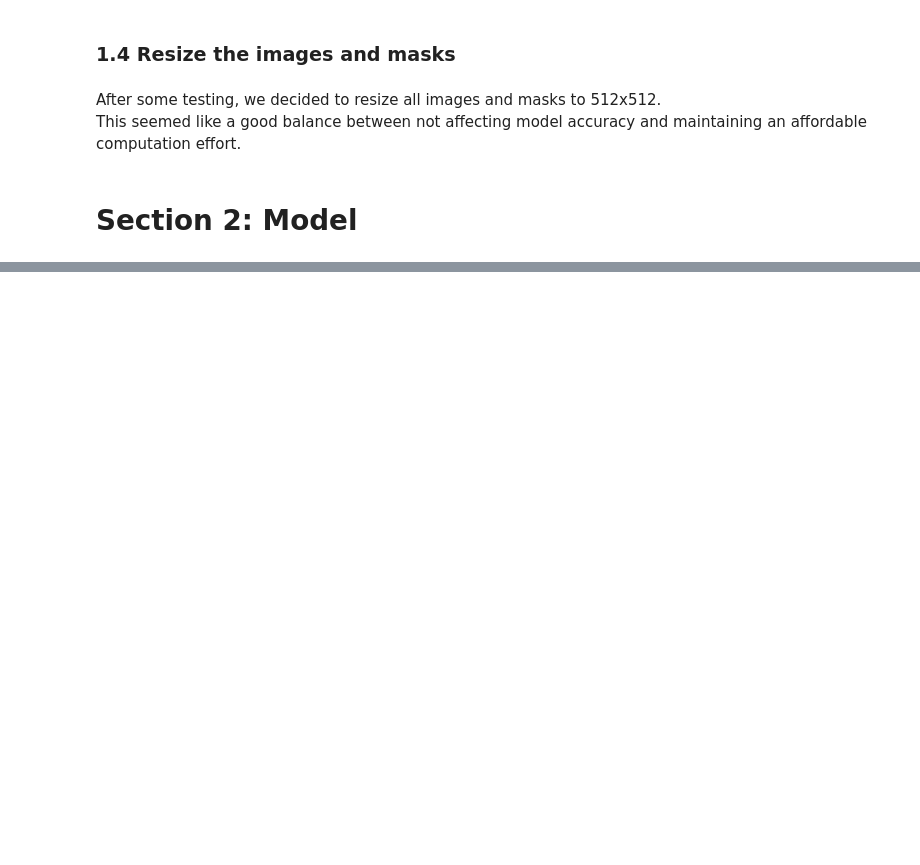
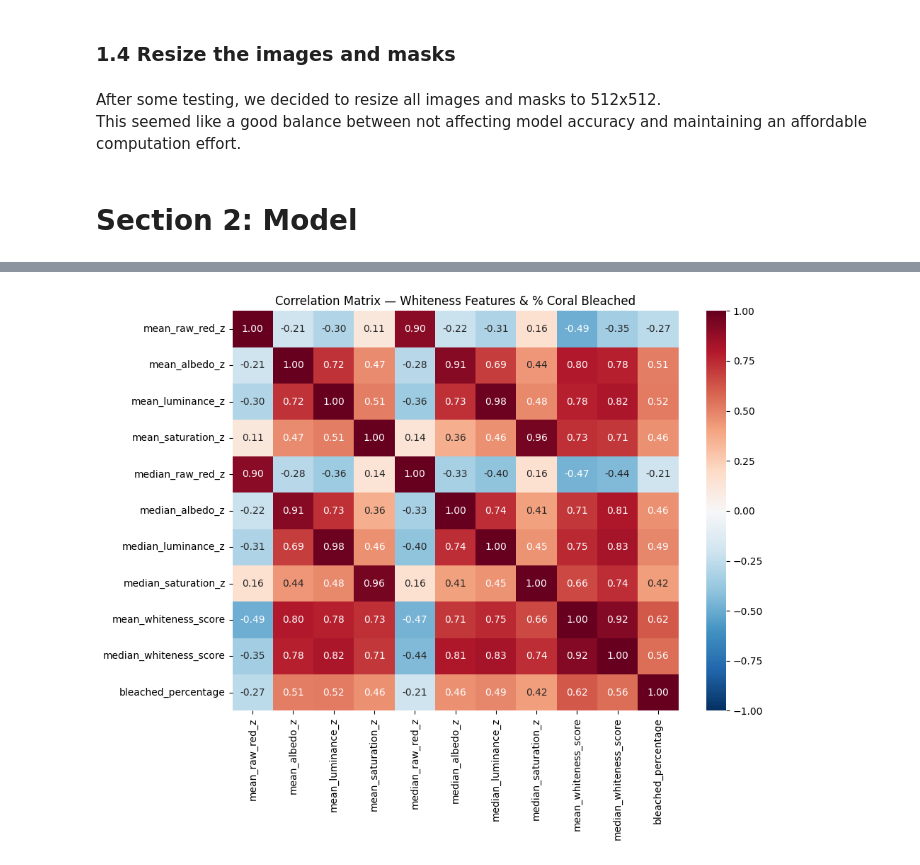
Before and after one commit to TimoWijnen2001/DC3-clean, a Jupyter notebook: final.ipynb, the cells around one changed output, grey strips where cells are left out. Drawn from its saved outputs; the diff is of its cells as text; code cells hidden in the pictures; blank space fills up the shorter version.

```diff
--- a/final.ipynb
+++ b/final.ipynb
@@ -212,0 +1013,86 @@ df_resized.to_csv("csv_folder/resized_df.csv")
+# %%
+# Whiteness_score
+# --- Compute Whiteness Scores (Mean & Median) and Creates Correlation Heatmaps ---
+
+import pandas as pd
+import matplotlib.pyplot as plt
+import seaborn as sns
+from pathlib import Path
+
+# ========= 1) CONFIG =========
+INPUT_CSV = "csv_folder/standardized_feature_score_per_image.csv"
+OUTPUT_CSV = "csv_folder/whiteness_scores_added.csv"
+HEATMAP_PNG = "visualisations/whiteness_correlation_heatmap.png"
+
+# ========= 2) LOAD =========
+df = pd.read_csv(INPUT_CSV)
+
+# ========= 3) CLEAN =========
+required_cols = [
+    "bleached_percentage",
+    "mean_raw_red_z", "mean_albedo_z", "mean_luminance_z", "mean_saturation_z",
+    "median_raw_red_z", "median_albedo_z", "median_luminance_z", "median_saturation_z"
+]
+missing = [c for c in required_cols if c not in df.columns]
+if missing:
+    raise ValueError(f"Missing required column(s): {missing}")
+
+df = df.dropna(subset=required_cols)
+
+# ========= 4) COMPUTE SCORES =========
+# Median whiteness score
+df["median_whiteness_score"] = (
+    -0.180092 * df["median_raw_red_z"]
+    + 0.168412 * df["median_albedo_z"]
+    + 0.094557 * df["median_luminance_z"]
+    + 0.297242 * df["median_saturation_z"]
+)
+
+# Mean whiteness score
+df["mean_whiteness_score"] = (
+    -0.262306 * df["mean_raw_red_z"]
+    + 0.224061 * df["mean_albedo_z"]
+    + 0.061169 * df["mean_luminance_z"]
+    + 0.322229 * df["mean_saturation_z"]
+)
+
+cols = list(df.columns)
+for new_col in ["median_whiteness_score", "mean_whiteness_score"]:
+    cols = [c for c in cols if c != new_col] + [new_col]
+df = df[cols]
+
+# ========= 5) SAVE UPDATED CSV =========
+df.to_csv(OUTPUT_CSV, index=False)
+print(f"✅ Saved updated dataset with whiteness scores to: {Path(OUTPUT_CSV).resolve()}")
+
+# ========= 6) CORRELATION MATRIX =========
+corr_features = [
+    "mean_raw_red_z", "mean_albedo_z", "mean_luminance_z", "mean_saturation_z",
+    "median_raw_red_z", "median_albedo_z", "median_luminance_z", "median_saturation_z",
+    "mean_whiteness_score", "median_whiteness_score", "bleached_percentage"
+]
+
+corr_matrix = df[corr_features].corr()
+
+# ========= 7) PRINT CORRELATION MATRIX =========
+print("\nCorrelation Matrix — Whiteness Features, Scores, and % Coral Bleached\n")
+print(corr_matrix.round(3))
+
+# ========= 8) PLOT HEATMAP =========
+plt.figure(figsize=(10, 8))
+sns.heatmap(
+    corr_matrix.round(2),
+    annot=True,
+    fmt=".2f",
+    cmap="RdBu_r",
+    center=0,
+    vmin=-1,
+    vmax=1
+)
+plt.title("Correlation Matrix — Whiteness Features & % Coral Bleached", fontsize=12)
+plt.tight_layout()
+plt.savefig(HEATMAP_PNG, dpi=300)
+plt.show()
+
+print(f"✅ Saved correlation heatmap to: {Path(HEATMAP_PNG).resolve()}")
+# %% [output]
@@ -212,0 +1116 @@ df_resized.to_csv("csv_folder/resized_df.csv")
+[figure, added]
```
Also changed, not shown: parts of 37 cells of this notebook, 1 other file.
